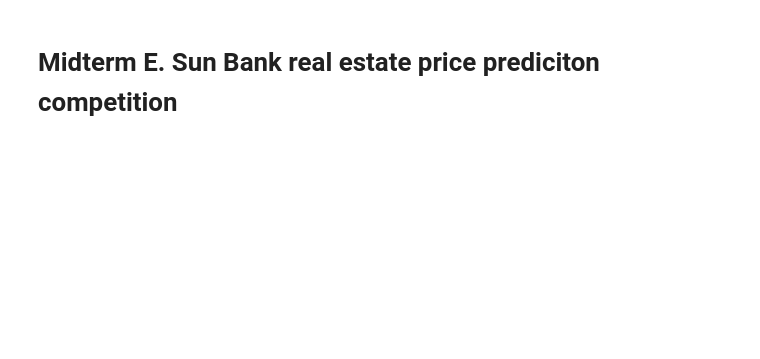
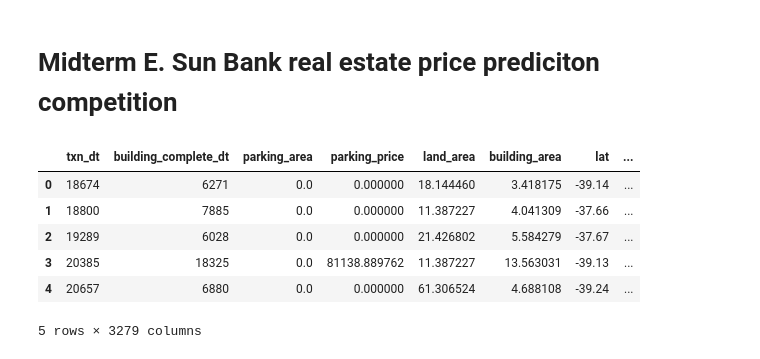
Before and after one commit to huohsien/AIA_Midterm----TBrain, a Jupyter notebook: real_estate_price_prediction.ipynb, the cells around one changed output. Saved outputs shown, nothing was run; the diff lists cells and outputs as text; code cells hidden in the pictures; blank space fills up the shorter version.

```diff
--- a/real_estate_price_prediction.ipynb
+++ b/real_estate_price_prediction.ipynb
@@ -18,16 +18,24 @@ all_data['parking_price'].fillna(0, inplace=True)
 # fill the missing value in column 'txn_floor' with the mode of the column
 all_data['txn_floor'].fillna(all_data['txn_floor'].mode()[0], inplace=True)
 # %%
-dummy_fields = ['building_material', 'city', 'town', 'village','total_floor','txn_floor', 'building_type', 'building_use']
+dummy_fields = ['building_material', 'city', 'town', 'village','total_floor','txn_floor', 'building_type', 'building_use', 'parking_way']
 for each in dummy_fields:
     dummies = pd.get_dummies(all_data[each], prefix=each, drop_first=False)
     all_data = pd.concat([all_data, dummies], axis=1)
 
 
-fields_to_drop = ['building_material', 'city', 'town', 'village','total_floor','txn_floor', 'building_type', 'building_use','village_income_median']
+fields_to_drop = ['building_material', 'city', 'town', 'village','total_floor','txn_floor', 'building_type', 'building_use', 'parking_way', 'village_income_median']
 all_data = all_data.drop(fields_to_drop, axis=1)
 all_data.to_csv('all_data_preproccessed.csv')
 all_data.head()
+# %% [output]
+|  | txn_dt | building_complete_dt | parking_area | parking_price | land_area | building_area | lat | ... |
+| 0 | 18674 | 6271 | 0.0 | 0.000000 | 18.144460 | 3.418175 | -39.14 | ... |
+| 1 | 18800 | 7885 | 0.0 | 0.000000 | 11.387227 | 4.041309 | -37.66 | ... |
+| 2 | 19289 | 6028 | 0.0 | 0.000000 | 21.426802 | 5.584279 | -37.67 | ... |
+| 3 | 20385 | 18325 | 0.0 | 81138.889762 | 11.387227 | 13.563031 | -39.13 | ... |
+| 4 | 20657 | 6880 | 0.0 | 0.000000 | 61.306524 | 4.688108 | -39.24 | ... |
+5 rows × 3279 columns
 # %%
 # check nan columns
 all_data.columns[all_data.isna().any()]
```
Also changed, not shown: parts of 2 cells of this notebook, 1 other file.
